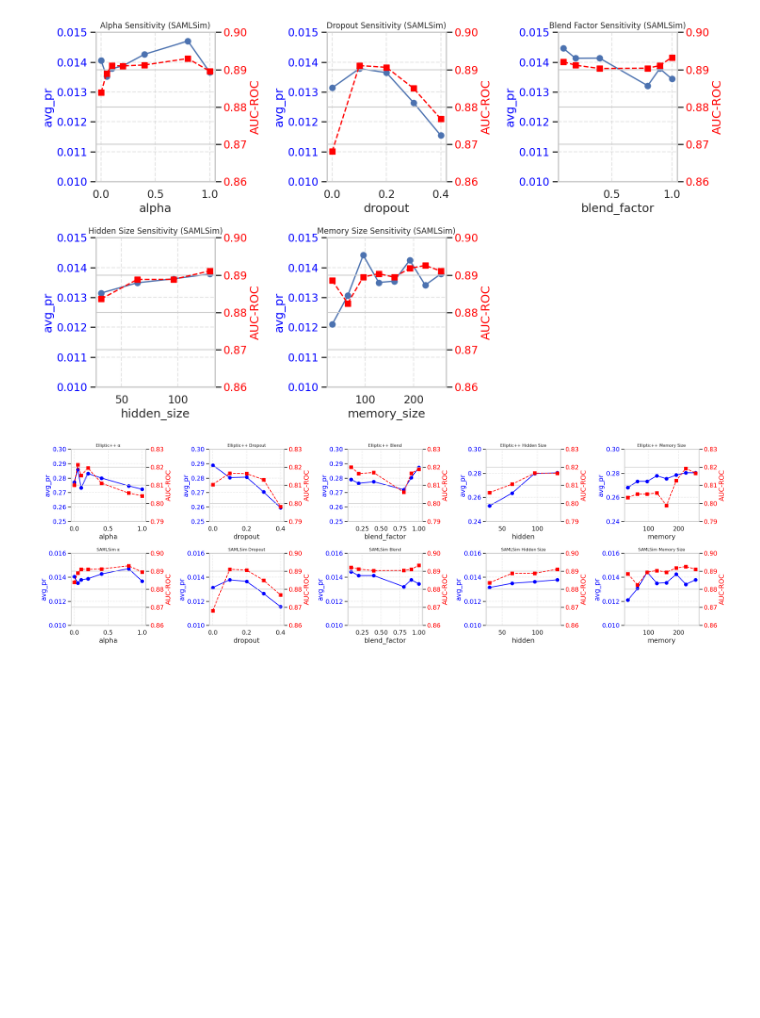
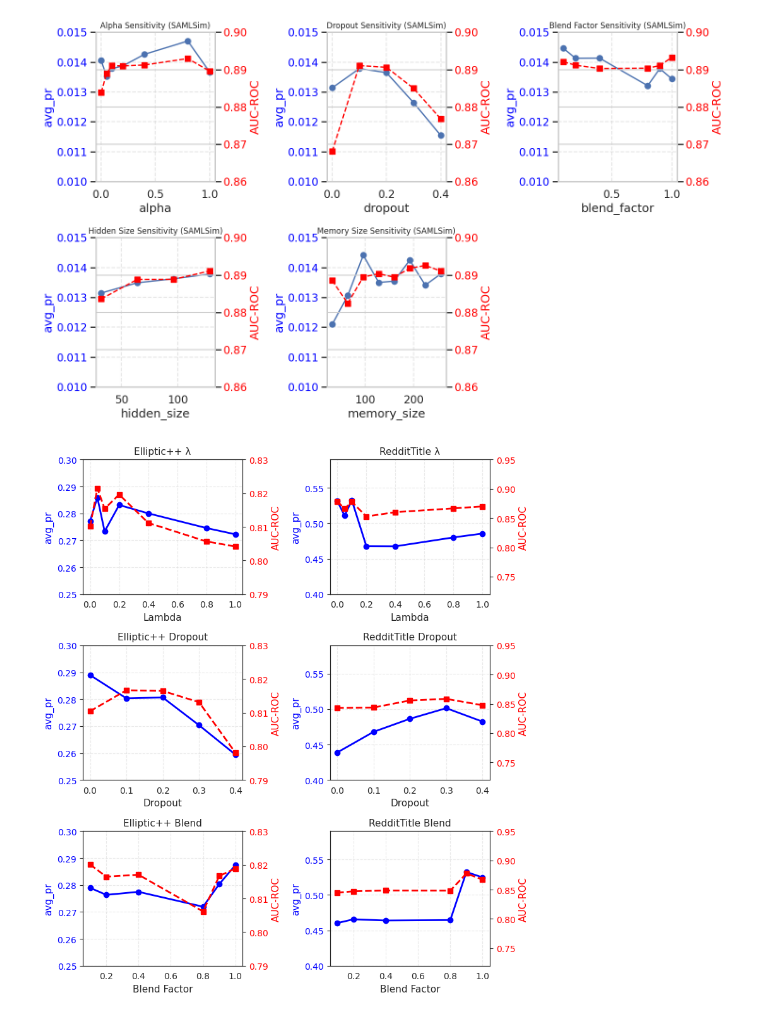
Before and after one commit to fafal-abnir/HerdGNN, a Jupyter notebook: notebooks/plotting_performance.ipynb, the cells around one changed output. Drawn from its saved outputs; the diff is of its cells as text; code cells hidden in the pictures; blank space fills up the shorter version.

```diff
--- a/notebooks/plotting_performance.ipynb
+++ b/notebooks/plotting_performance.ipynb
@@ -778,61 +876,86 @@ def plot_dual(ax, title, xlab, pr_dict, auc_dict,
 # CREATE ONE FIGURE: 2 ROWS × 5 COLUMNS = 10 SUBPLOTS
 # ============================================================
 
-fig, axs = plt.subplots(2, 5, figsize=(26, 8))
+fig, axs = plt.subplots(3, 2, figsize=(8, 9))
 
 # ============================================================
 # ROW 1 — ELLIPTIC++
 # ============================================================
 
-plot_dual(axs[0,0], "Elliptic++ α", "alpha",
+plot_dual(axs[0,0], "Elliptic++ λ", "Lambda",
           alpha_ell_pr, alpha_ell_auc,
           0.25, 0.30, 0.79, 0.83)
 
-plot_dual(axs[0,1], "Elliptic++ Dropout", "dropout",
+plot_dual(axs[1,0], "Elliptic++ Dropout", "Dropout",
           dropout_ell_pr, dropout_ell_auc,
           0.25, 0.30, 0.79, 0.83)
 
-plot_dual(axs[0,2], "Elliptic++ Blend", "blend_factor",
+plot_dual(axs[2,0], "Elliptic++ Blend", "Blend Factor",
           blend_ell_pr, blend_ell_auc,
           0.25, 0.30, 0.79, 0.83)
 
-plot_dual(axs[0,3], "Elliptic++ Hidden Size", "hidden",
-          hidden_ell_pr, hidden_ell_auc,
-          0.24, 0.30, 0.79, 0.83)
-
-plot_dual(axs[0,4], "Elliptic++ Memory Size", "memory",
-          memory_ell_pr, memory_ell_auc,
-          0.24, 0.30, 0.79, 0.83)
+# plot_dual(axs[0,3], "Elliptic++ Hidden Size", "hidden",
+#           hidden_ell_pr, hidden_ell_auc,
+#           0.24, 0.30, 0.79, 0.83)
+#
+# plot_dual(axs[0,4], "Elliptic++ Memory Size", "memory",
+#           memory_ell_pr, memory_ell_auc,
+#           0.24, 0.30, 0.79, 0.83)
 
 # ============================================================
 # ROW 2 — SAMLSim
 # ============================================================
 
-plot_dual(axs[1,0], "SAMLSim α", "alpha",
-          alpha_saml_pr, alpha_saml_auc,
-          0.010, 0.016, 0.86, 0.90)
+# plot_dual(axs[1,0], "SAMLSim α", "alpha",
+#           alpha_saml_pr, alpha_saml_auc,
+#           0.010, 0.016, 0.86, 0.90)
+#
+# plot_dual(axs[1,1], "SAMLSim Dropout", "dropout",
+#           dropout_saml_pr, dropout_saml_auc,
+#           0.010, 0.016, 0.86, 0.90)
+#
+# plot_dual(axs[1,2], "SAMLSim Blend", "blend_factor",
+#           blend_saml_pr, blend_saml_auc,
+#           0.010, 0.016, 0.86, 0.90)
+#
+# plot_dual(axs[1,3], "SAMLSim Hidden Size", "hidden",
+#           hidden_saml_pr, hidden_saml_auc,
+#           0.010, 0.016, 0.86, 0.90)
+#
+# plot_dual(axs[1,4], "SAMLSim Memory Size", "memory",
+#           memory_saml_pr, memory_saml_auc,
+#           0.010, 0.016, 0.86, 0.90)
 
-plot_dual(axs[1,1], "SAMLSim Dropout", "dropout",
-          dropout_saml_pr, dropout_saml_auc,
-          0.010, 0.016, 0.86, 0.90)
+# ============================================================
+# ROW 2 — RedditTitle
+# ============================================================
 
-plot_dual(axs[1,2], "SAMLSim Blend", "blend_factor",
-          blend_saml_pr, blend_saml_auc,
-          0.010, 0.016, 0.86, 0.90)
+plot_dual(axs[0,1], "RedditTitle λ", "Lambda",
+          alpha_reddit_pr, alpha_reddit_auc,
+          0.40, 0.59, 0.72, 0.95)
 
-plot_dual(axs[1,3], "SAMLSim Hidden Size", "hidden",
-          hidden_saml_pr, hidden_saml_auc,
-          0.010, 0.016, 0.86, 0.90)
+plot_dual(axs[1,1], "RedditTitle Dropout", "Dropout",
+          dropout_reddit_pr, dropout_reddit_auc,
+          0.40, 0.59, 0.72, 0.95)
 
-plot_dual(axs[1,4], "SAMLSim Memory Size", "memory",
-          memory_saml_pr, memory_saml_auc,
-          0.010, 0.016, 0.86, 0.90)
+plot_dual(axs[2,1], "RedditTitle Blend", "Blend Factor",
+          blend_reddit_pr, blend_reddit_auc,
+          0.40, 0.59, 0.72, 0.95)
+
+# plot_dual(axs[1,3], "RedditTitle Hidden Size", "hidden",
+#           hidden_reddit_pr, hidden_reddit_auc,
+#           0.40, 0.54, 0.80, 0.89)
+#
+# plot_dual(axs[1,4], "RedditTitle Memory Size", "memory",
+#           memory_reddit_pr, memory_reddit_auc,
+#           0.40, 0.54, 0.80, 0.89)
+
 
 plt.tight_layout()
-plt.savefig("Hyper_sens_ellipticpp_SAMLSim.png")
+plt.savefig("Hyper_sens_ellipticpp_RedditTitle.png")
 plt.show()
 # %% [output]
-[figure, old version]
+[figure, new version]
 # %%
 import pandas as pd
 
```
Also changed, not shown: parts of 3 cells of this notebook, 17 other files.
